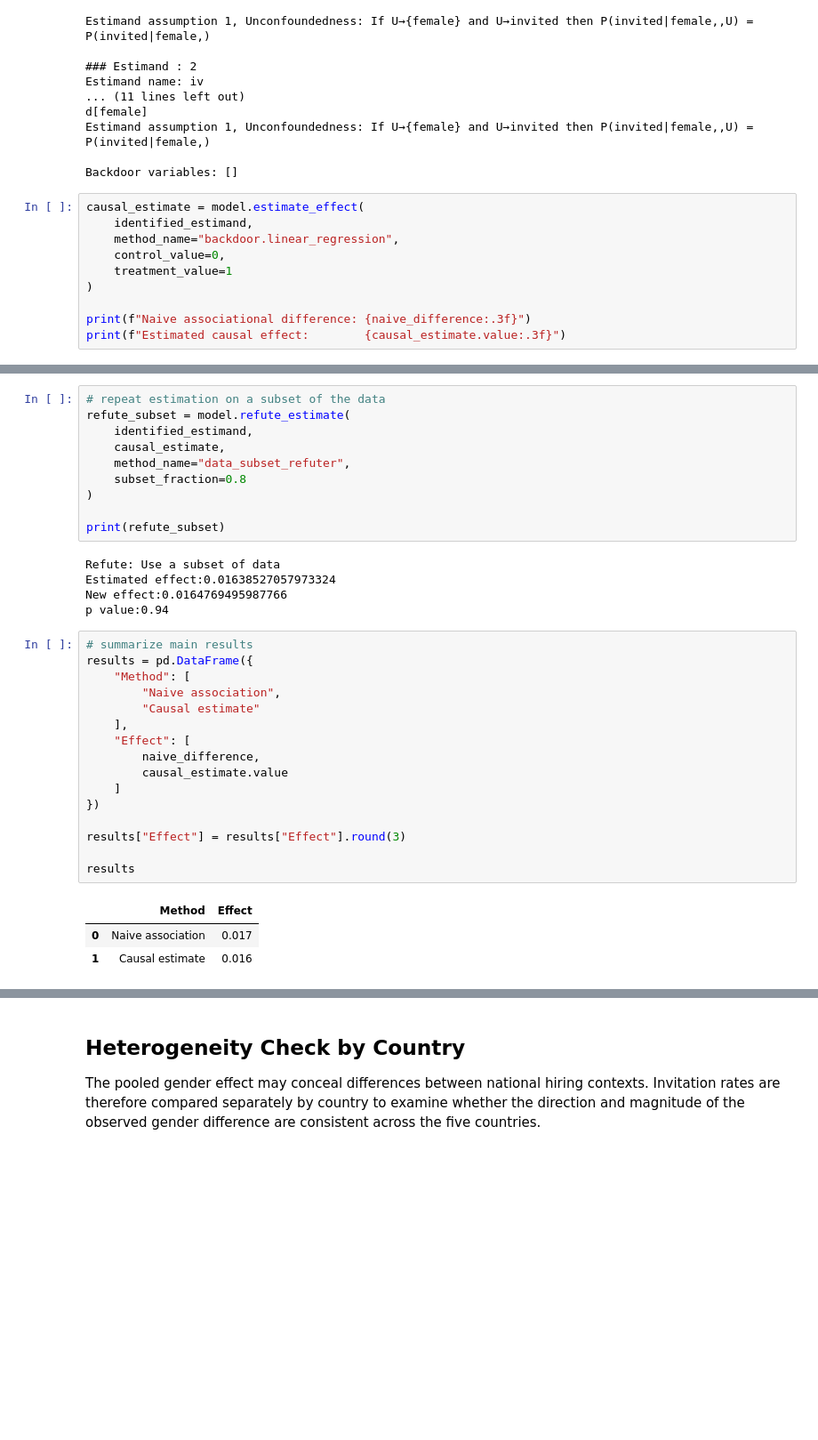
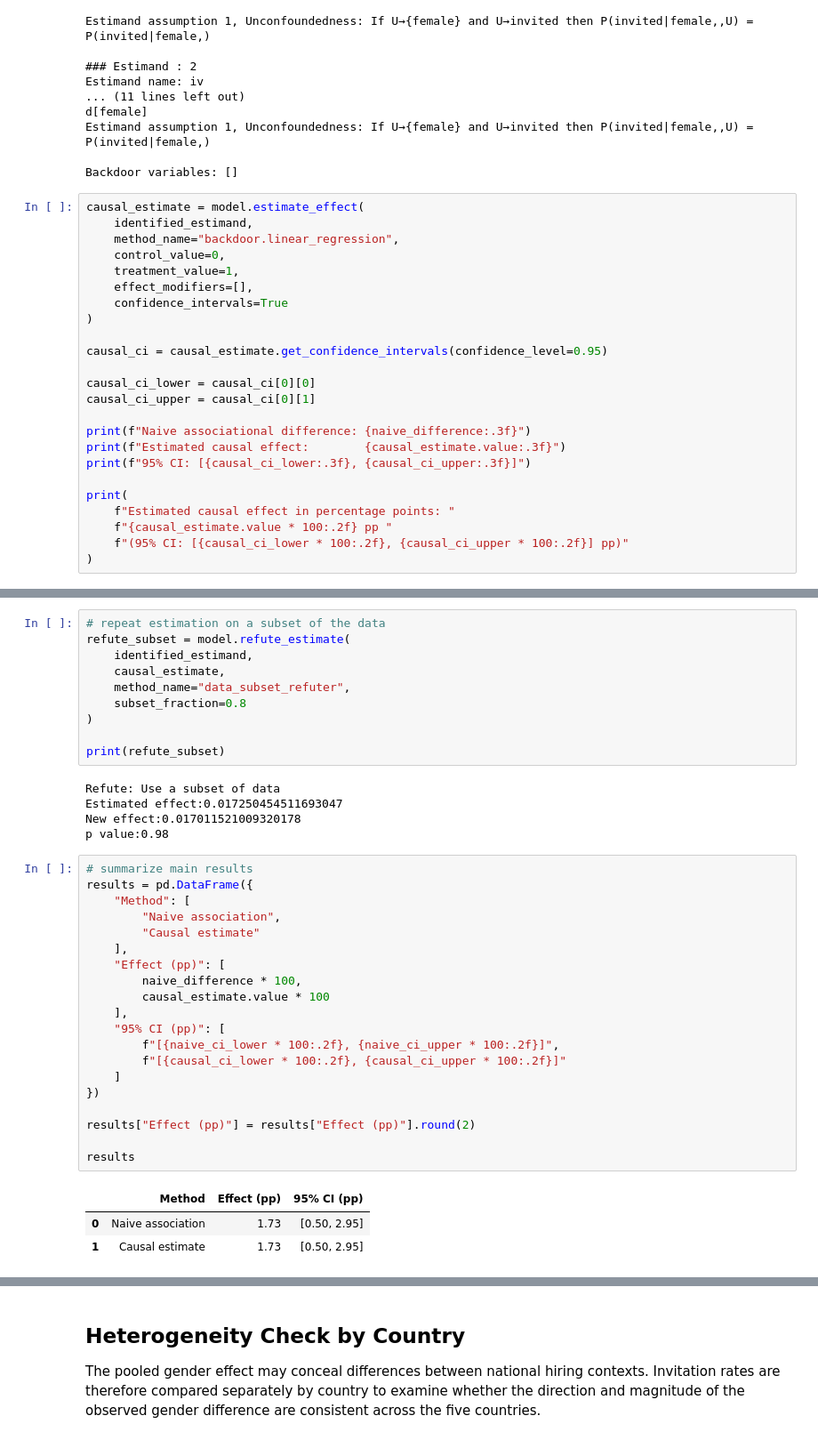
Before and after one commit to andreibrate/bachelor-thesis, a Jupyter notebook: notebooks/04_gemm_hiring.ipynb, the cells around one changed output, grey strips where cells are left out. Shown at 89% size. Saved outputs shown, nothing was run; the diff lists cells and outputs as text; blank space fills up the shorter version.

```diff
--- a/notebooks/04_gemm_hiring.ipynb
+++ b/notebooks/04_gemm_hiring.ipynb
@@ -177,10 +198,24 @@ causal_estimate = model.estimate_effect(
     identified_estimand,
     method_name="backdoor.linear_regression",
     control_value=0,
-    treatment_value=1
+    treatment_value=1,
+    effect_modifiers=[],
+    confidence_intervals=True
 )
+
+causal_ci = causal_estimate.get_confidence_intervals(confidence_level=0.95)
+
+causal_ci_lower = causal_ci[0][0]
+causal_ci_upper = causal_ci[0][1]
 
 print(f"Naive associational difference: {naive_difference:.3f}")
 print(f"Estimated causal effect:        {causal_estimate.value:.3f}")
+print(f"95% CI: [{causal_ci_lower:.3f}, {causal_ci_upper:.3f}]")
+
+print(
+    f"Estimated causal effect in percentage points: "
+    f"{causal_estimate.value * 100:.2f} pp "
+    f"(95% CI: [{causal_ci_lower * 100:.2f}, {causal_ci_upper * 100:.2f}] pp)"
+)
 # %% [output]
 Naive associational difference: 0.017
@@ -226,29 +263,33 @@ refute_subset = model.refute_estimate(
 print(refute_subset)
 # %% [output]
 Refute: Use a subset of data
-Estimated effect:0.01638527057973324
-New effect:0.0164769495987766
-p value:0.94
+Estimated effect:0.017250454511693047
+New effect:0.017011521009320178
+p value:0.98
 # %%
 # summarize main results
 results = pd.DataFrame({
     "Method": [
         "Naive association",
         "Causal estimate"
     ],
-    "Effect": [
-        naive_difference,
-        causal_estimate.value
+    "Effect (pp)": [
+        naive_difference * 100,
+        causal_estimate.value * 100
+    ],
+    "95% CI (pp)": [
+        f"[{naive_ci_lower * 100:.2f}, {naive_ci_upper * 100:.2f}]",
+        f"[{causal_ci_lower * 100:.2f}, {causal_ci_upper * 100:.2f}]"
     ]
 })
 
-results["Effect"] = results["Effect"].round(3)
+results["Effect (pp)"] = results["Effect (pp)"].round(2)
 
 results
 # %% [output]
-|  | Method | Effect |
-| 0 | Naive association | 0.017 |
-| 1 | Causal estimate | 0.016 |
+|  | Method | Effect (pp) | 95% CI (pp) |
+| 0 | Naive association | 1.73 | [0.50, 2.95] |
+| 1 | Causal estimate | 1.73 | [0.50, 2.95] |
 # %%
 import matplotlib.pyplot as plt
 
```
Also changed, not shown: parts of 6 cells of this notebook, 10 other files.
